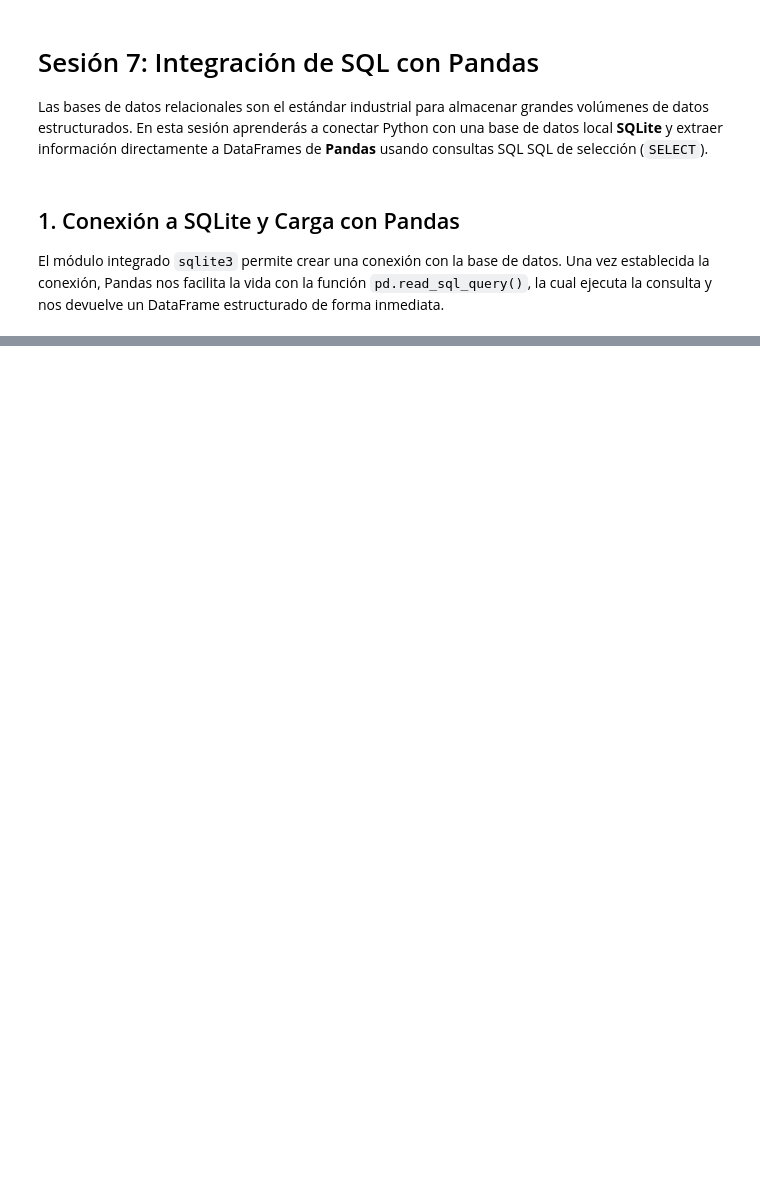
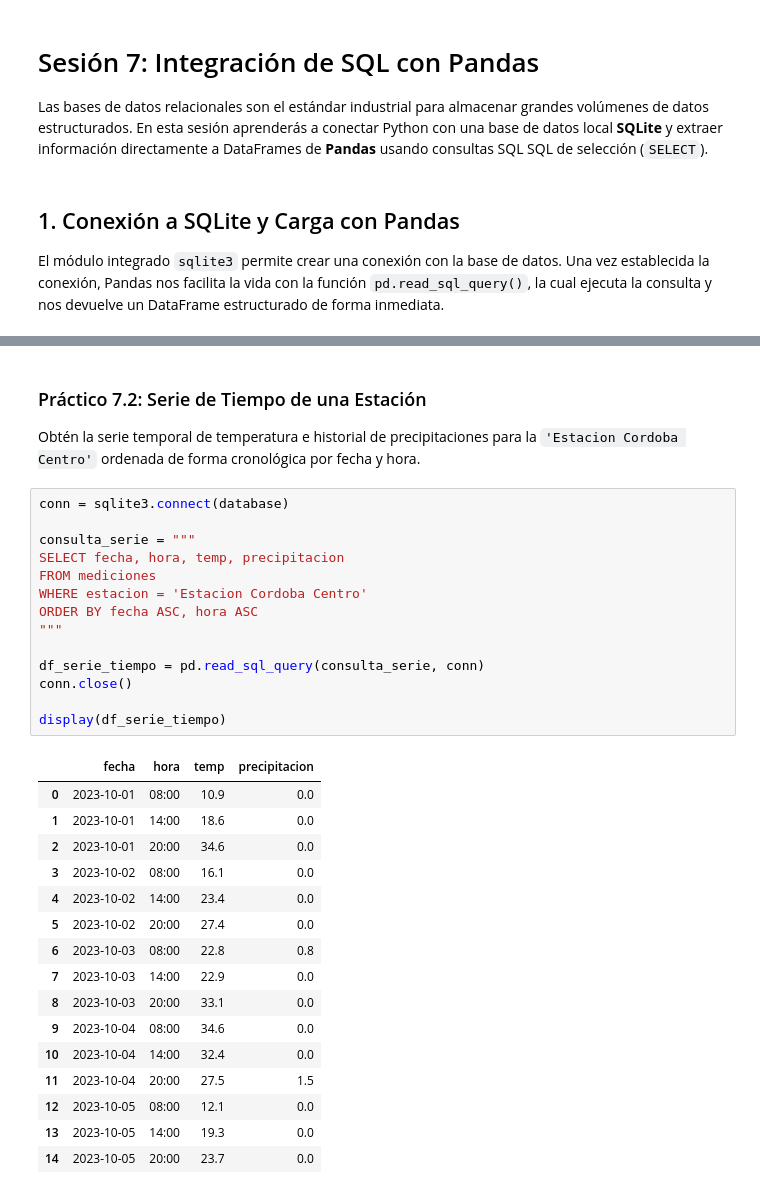
Before and after one commit to DanielBerns/python_para_universitarios, a Jupyter notebook: curso_c/notebooks_introduccion/07_sqlite_pandas.ipynb, the cells around one changed output, grey strips where cells are left out. Drawn from its saved outputs; the diff is of its cells as text; blank space fills up the shorter version.

```diff
--- a/curso_c/notebooks_introduccion/07_sqlite_pandas.ipynb
+++ b/curso_c/notebooks_introduccion/07_sqlite_pandas.ipynb
@@ -7,0 +127,35 @@ El módulo integrado `sqlite3` permite crear una conexión con la base de datos.
+# %% [markdown]
+### Práctico 7.2: Serie de Tiempo de una Estación
+
+Obtén la serie temporal de temperatura e historial de precipitaciones para la `'Estacion Cordoba Centro'` ordenada de forma cronológica por fecha y hora.
+# %%
+conn = sqlite3.connect(database)
+
+consulta_serie = """
+SELECT fecha, hora, temp, precipitacion
+FROM mediciones
+WHERE estacion = 'Estacion Cordoba Centro'
+ORDER BY fecha ASC, hora ASC
+"""
+
+df_serie_tiempo = pd.read_sql_query(consulta_serie, conn)
+conn.close()
+
+display(df_serie_tiempo)
+# %% [output]
+|  | fecha | hora | temp | precipitacion |
+| 0 | 2023-10-01 | 08:00 | 10.9 | 0.0 |
+| 1 | 2023-10-01 | 14:00 | 18.6 | 0.0 |
+| 2 | 2023-10-01 | 20:00 | 34.6 | 0.0 |
+| 3 | 2023-10-02 | 08:00 | 16.1 | 0.0 |
+| 4 | 2023-10-02 | 14:00 | 23.4 | 0.0 |
+| 5 | 2023-10-02 | 20:00 | 27.4 | 0.0 |
+| 6 | 2023-10-03 | 08:00 | 22.8 | 0.8 |
+| 7 | 2023-10-03 | 14:00 | 22.9 | 0.0 |
+| 8 | 2023-10-03 | 20:00 | 33.1 | 0.0 |
+| 9 | 2023-10-04 | 08:00 | 34.6 | 0.0 |
+| 10 | 2023-10-04 | 14:00 | 32.4 | 0.0 |
+| 11 | 2023-10-04 | 20:00 | 27.5 | 1.5 |
+| 12 | 2023-10-05 | 08:00 | 12.1 | 0.0 |
+| 13 | 2023-10-05 | 14:00 | 19.3 | 0.0 |
+| 14 | 2023-10-05 | 20:00 | 23.7 | 0.0 |
```
Also changed, not shown: parts of 18 cells of this notebook.
